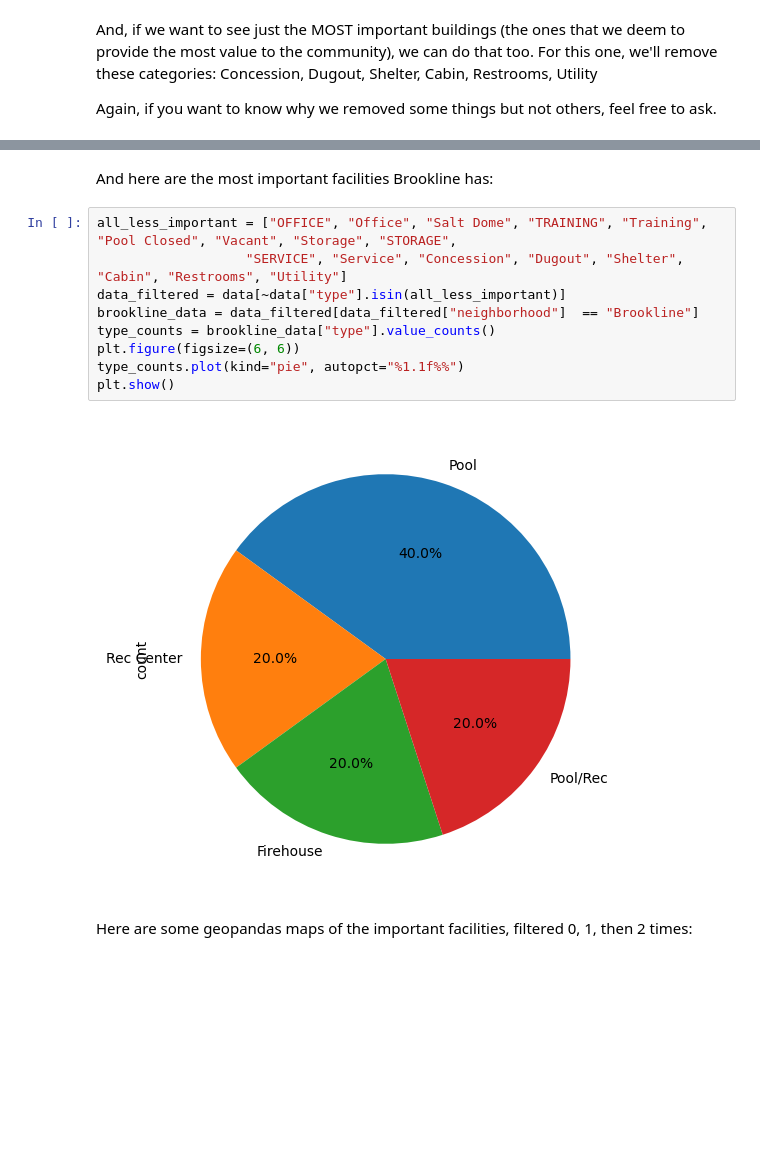
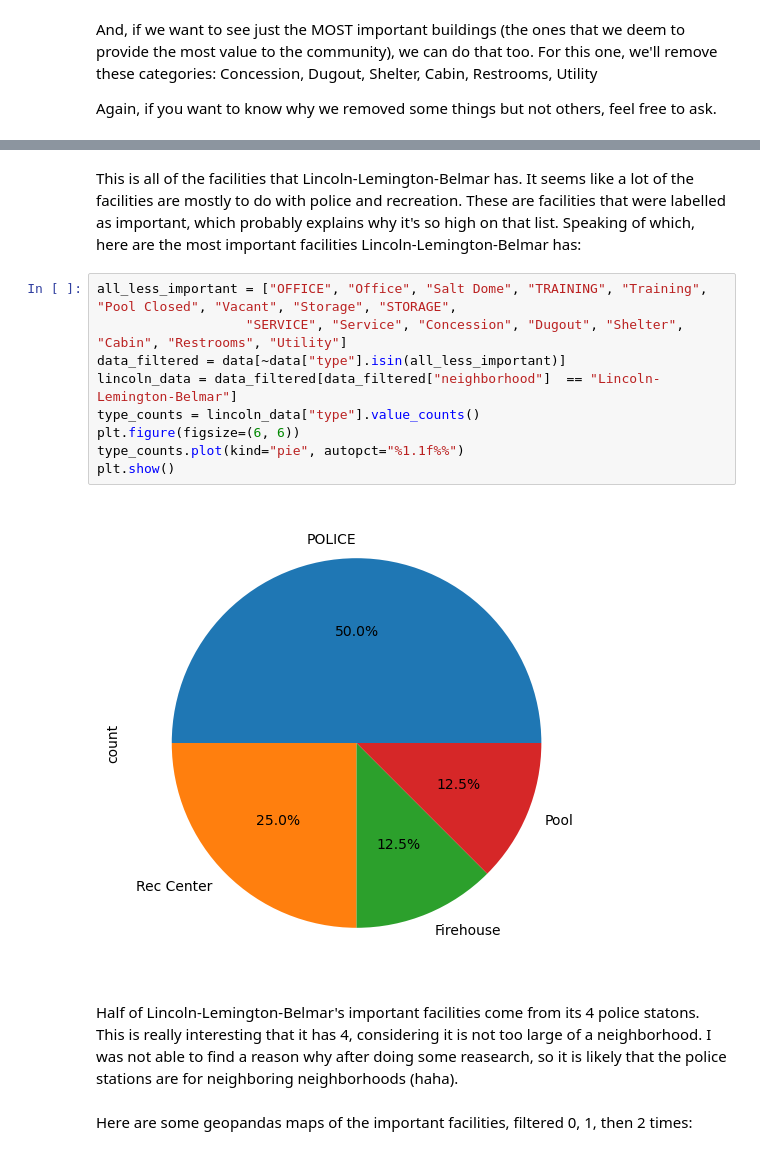
Before and after one commit to nlowman23/Final_Project_Group-31, a Jupyter notebook: jackprojectdata.ipynb, the cells around one changed output, grey strips where cells are left out. Saved outputs shown, nothing was run; the diff lists cells and outputs as text; blank space fills up the shorter version.

```diff
--- a/jackprojectdata.ipynb
+++ b/jackprojectdata.ipynb
@@ -176,16 +144,19 @@ plt.show()
 # %% [markdown]
-And here are the most important facilities Brookline has:
+This is all of the facilities that Lincoln-Lemington-Belmar has. It seems like a lot of the facilities are mostly to do with police and recreation. These are facilities that were labelled as important, which probably explains why it's so high on that list.
+Speaking of which, here are the most important facilities Lincoln-Lemington-Belmar has:
 # %%
 all_less_important = ["OFFICE", "Office", "Salt Dome", "TRAINING", "Training", "Pool Closed", "Vacant", "Storage", "STORAGE",
                    "SERVICE", "Service", "Concession", "Dugout", "Shelter", "Cabin", "Restrooms", "Utility"]
 data_filtered = data[~data["type"].isin(all_less_important)]
-brookline_data = data_filtered[data_filtered["neighborhood"]  == "Brookline"]
-type_counts = brookline_data["type"].value_counts()
+lincoln_data = data_filtered[data_filtered["neighborhood"]  == "Lincoln-Lemington-Belmar"]
+type_counts = lincoln_data["type"].value_counts()
 plt.figure(figsize=(6, 6))
 type_counts.plot(kind="pie", autopct="%1.1f%%")
 plt.show()
 # %% [output]
-[figure, old version]
+[figure, new version]
+# %% [markdown]
+Half of Lincoln-Lemington-Belmar's important facilities come from its 4 police statons. This is really interesting that it has 4, considering it is not too large of a neighborhood. I was not able to find a reason why after doing some reasearch, so it is likely that the police stations are for neighboring neighborhoods (haha).
 # %% [markdown]
 Here are some geopandas maps of the important facilities, filtered 0, 1, then 2 times:
 # %%
```
Also changed, not shown: parts of 22 cells of this notebook, 1 other file.
